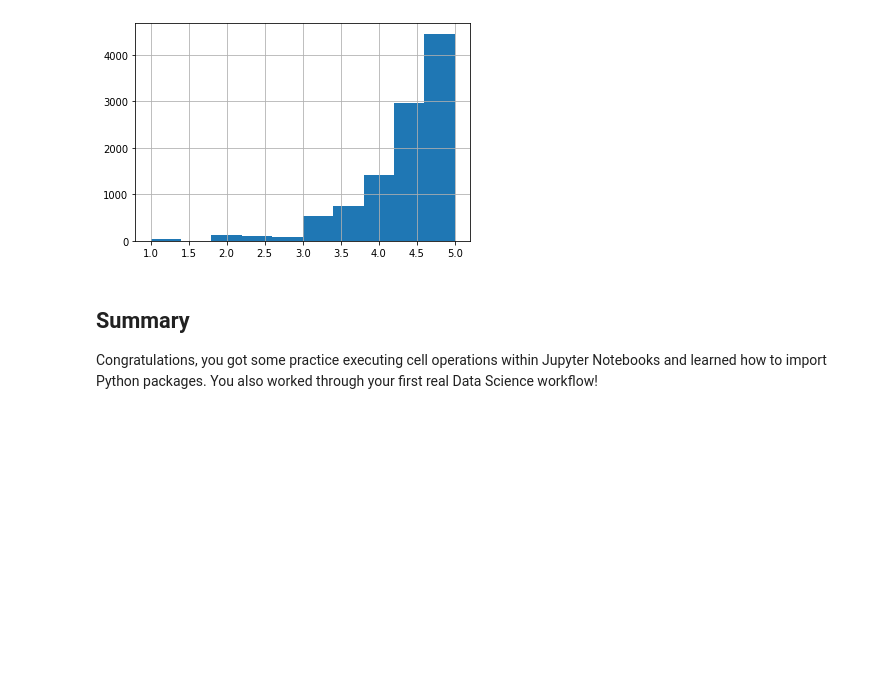
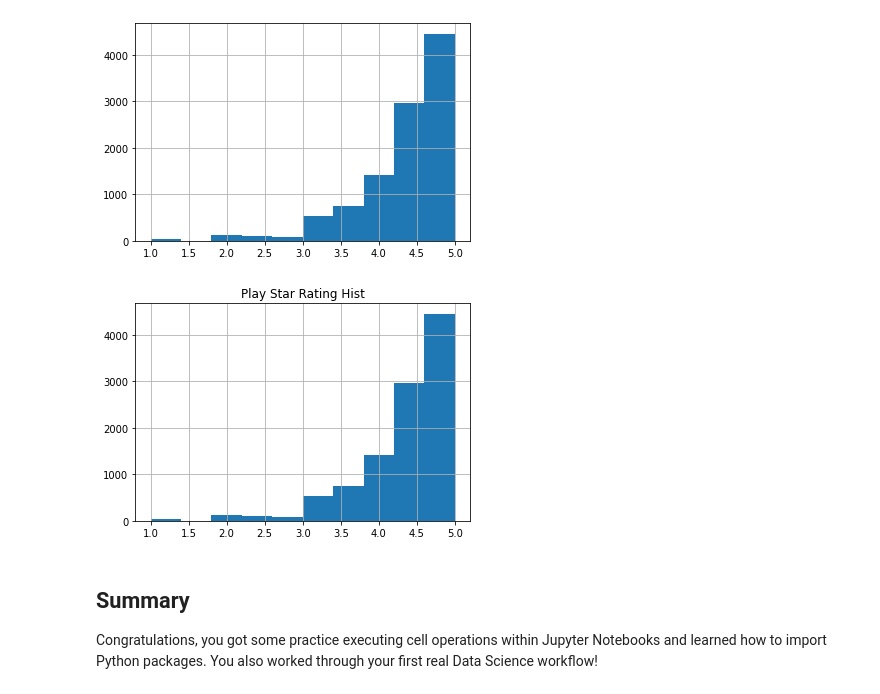
Before and after one commit to carlearn/dsc-first-codealong-online-ds-sp-000, a Jupyter notebook: index.ipynb, the cells around one changed output. Saved outputs shown, nothing was run; the diff lists cells and outputs as text; code cells hidden in the pictures; blank space fills up the shorter version.

```diff
--- a/index.ipynb
+++ b/index.ipynb
@@ -387,6 +395,12 @@ df.play_star_rating.hist()
 # %% [output]
 <AxesSubplot:>
 [figure]
+# %%
+df['play_star_rating'].hist()
+plt.title("Play Star Rating Hist")
+plt.show()
+# %% [output]
+[figure, added]
 # %% [markdown]
 ## Summary
 
```
Also changed, not shown: parts of 5 cells of this notebook.
